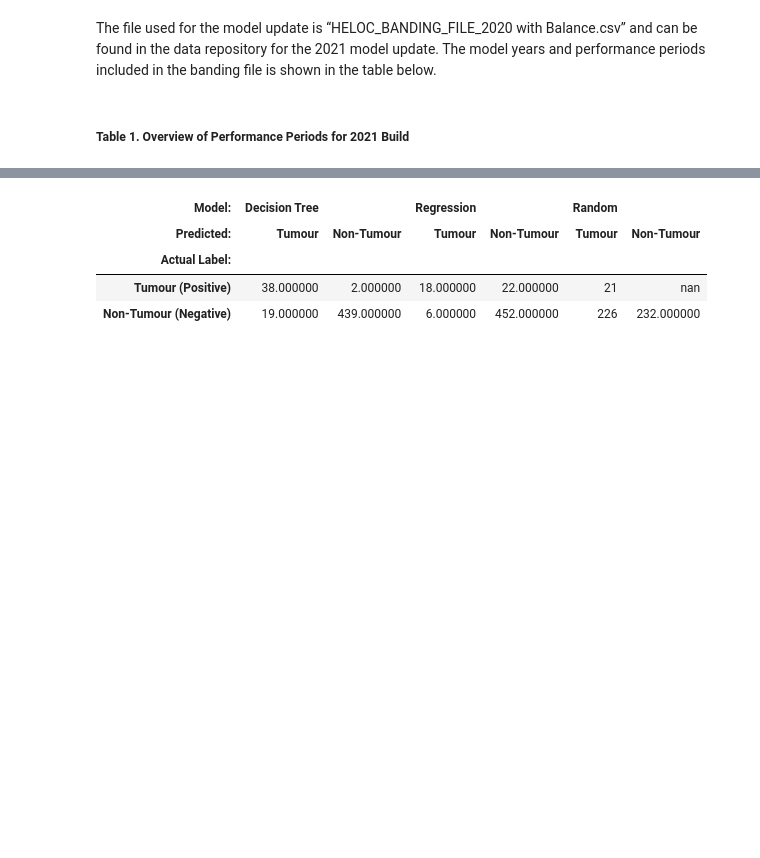
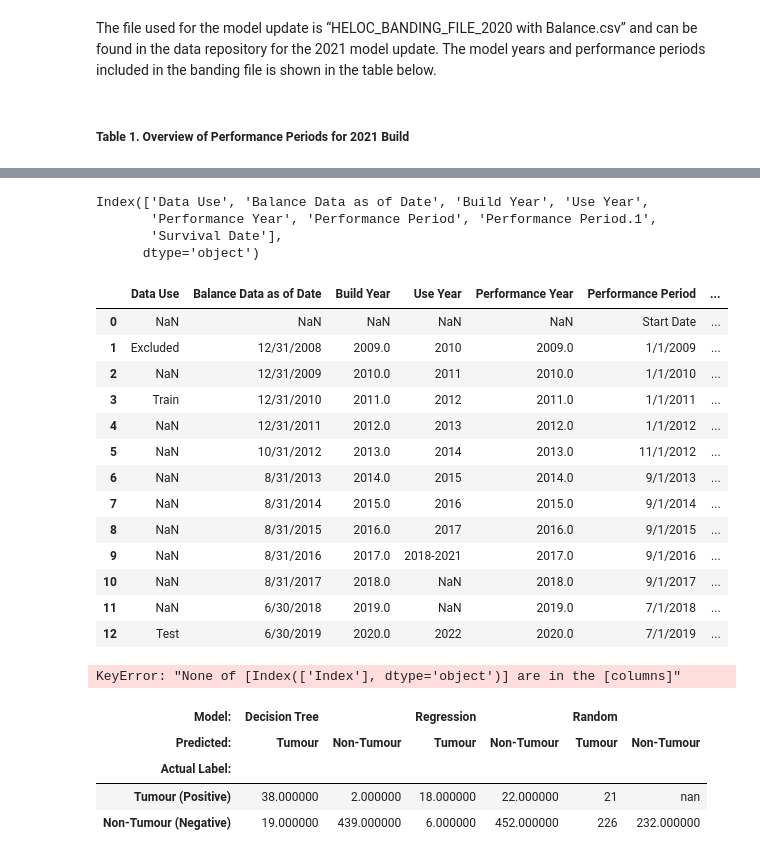
Before and after one commit to git-dan-hub/J_Lab, a Jupyter notebook: ASB_Documentation_Sample.ipynb, the cells around one changed output, grey strips where cells are left out. Drawn from its saved outputs; the diff is of its cells as text; code cells hidden in the pictures; blank space fills up the shorter version.

```diff
--- a/ASB_Documentation_Sample.ipynb
+++ b/ASB_Documentation_Sample.ipynb
@@ -65,0 +63,24 @@ perf.style
+# %%
+perf.columns
+# %% [output]
+Index(['Data Use', 'Balance Data as of Date', 'Build Year', 'Use Year',
+       'Performance Year', 'Performance Period', 'Performance Period.1',
+       'Survival Date'],
+      dtype='object')
+# %%
+perf
+# %% [output]
+|  | Data Use | Balance Data as of Date | Build Year | Use Year | Performance Year | Performance Period | ... |
+| 0 | NaN | NaN | NaN | NaN | NaN | Start Date | ... |
+| 1 | Excluded | 12/31/2008 | 2009.0 | 2010 | 2009.0 | 1/1/2009 | ... |
+| 2 | NaN | 12/31/2009 | 2010.0 | 2011 | 2010.0 | 1/1/2010 | ... |
+| 3 | Train | 12/31/2010 | 2011.0 | 2012 | 2011.0 | 1/1/2011 | ... |
+| 4 | NaN | 12/31/2011 | 2012.0 | 2013 | 2012.0 | 1/1/2012 | ... |
+| 5 | NaN | 10/31/2012 | 2013.0 | 2014 | 2013.0 | 11/1/2012 | ... |
+| 6 | NaN | 8/31/2013 | 2014.0 | 2015 | 2014.0 | 9/1/2013 | ... |
+| 7 | NaN | 8/31/2014 | 2015.0 | 2016 | 2015.0 | 9/1/2014 | ... |
+| 8 | NaN | 8/31/2015 | 2016.0 | 2017 | 2016.0 | 9/1/2015 | ... |
+| 9 | NaN | 8/31/2016 | 2017.0 | 2018-2021 | 2017.0 | 9/1/2016 | ... |
+| 10 | NaN | 8/31/2017 | 2018.0 | NaN | 2018.0 | 9/1/2017 | ... |
+| 11 | NaN | 6/30/2018 | 2019.0 | NaN | 2019.0 | 7/1/2018 | ... |
+| 12 | Test | 6/30/2019 | 2020.0 | 2022 | 2020.0 | 7/1/2019 | ... |
@@ -65,0 +90,5 @@ perf.style
+# %%
+s = perf.style.format('{:.0f}').hide_columns([('Index')])
+s
+# %% [output]
+KeyError: "None of [Index(['Index'], dtype='object')] are in the [columns]"
```
Also changed, not shown: parts of 25 cells of this notebook.
